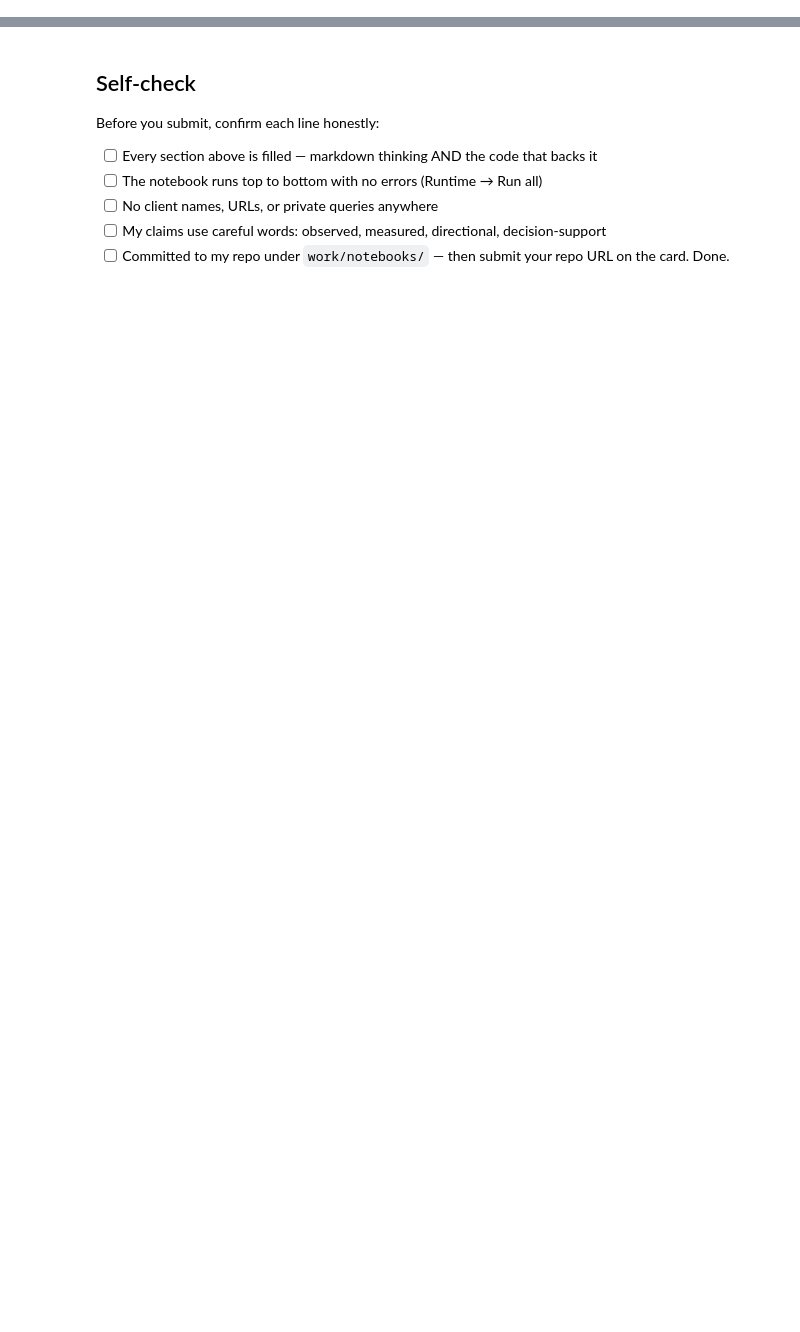
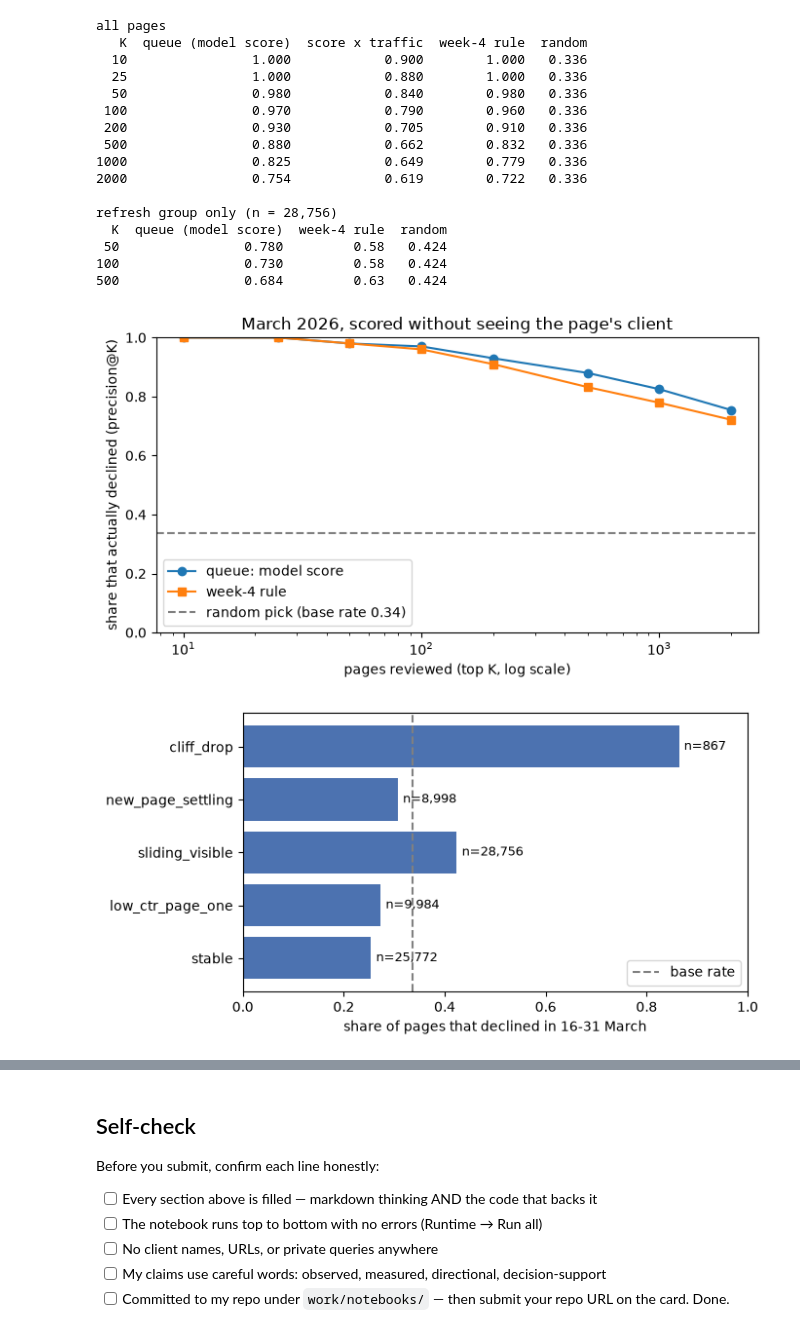
Before and after one commit to h0pi/flyrank-ml-intenrship, a Jupyter notebook: work/notebooks/w07_action_playbook.ipynb, the cells around one changed output, grey strips where cells are left out. Cells and saved outputs as stored; diff of their text form; code cells hidden in the pictures; blank space fills up the shorter version.

Commit message:
W07: content action playbook (ranked queue, reason codes, review lanes, monitoring)

```diff
--- a/work/notebooks/w07_action_playbook.ipynb
+++ b/work/notebooks/w07_action_playbook.ipynb
@@ -36,0 +185,10 @@ This skeleton is yours to fill. Work the sections **in order** — each one has
+# %%
+
+# How each archetype behaved in 16-31 March (observed, this month only)
+arch_table = (df.groupby("archetype")
+                .agg(pages=("is_declining", "size"), declined=("is_declining", "mean"),
+                     mean_score=("score", "mean"), median_imp_per_day=("imp_per_day", "median"))
+                .assign(action=lambda t: t.index.map(ACTION))
+                .loc[ARCH + ["stable"]].round(3))
+print(f"base rate (all pages): {df.is_declining.mean():.3f}\n")
+print(arch_table.to_string())
@@ -36,0 +214,67 @@ This skeleton is yours to fill. Work the sections **in order** — each one has
+# %%
+
+import matplotlib
+import matplotlib.pyplot as plt
+%matplotlib inline
+
+FIG = OUT  # figures live next to the other exports in work/outputs/
+y = df.is_declining.values
+def prec_at(order_col, ks):
+    s = df.sort_values(order_col, ascending=False).is_declining.values
+    return [s[:k].mean() for k in ks]
+
+ks = [10, 25, 50, 100, 200, 500, 1000, 2000]
+df["score_x_traffic"] = df.score * np.log1p(df.imp_per_day)
+p_model = prec_at("priority", ks)
+p_rule = prec_at("baseline_score", ks)
+p_traffic = [df.sort_values("score_x_traffic", ascending=False).is_declining.values[:k].mean() for k in ks]
+base = y.mean()
+print("all pages")
+print(pd.DataFrame({"K": ks, "queue (model score)": p_model, "score x traffic": p_traffic, "week-4 rule": p_rule, "random": base}).round(3).to_string(index=False))
+
+# Inside the refresh group only: cliff drops are easy to catch, this is the harder part of the list
+rv = df[df.archetype == "sliding_visible"]
+pk = lambda col, k: rv.sort_values(col, ascending=False).is_declining.head(k).mean()
+refresh_cmp = pd.DataFrame({"K": [50, 100, 500], "queue (model score)": [pk("priority", k) for k in (50, 100, 500)],
+                            "week-4 rule": [pk("baseline_score", k) for k in (50, 100, 500)], "random": rv.is_declining.mean()})
+print(f"\nrefresh group only (n = {len(rv):,})")
+print(refresh_cmp.round(3).to_string(index=False))
+
+fig, ax = plt.subplots(figsize=(7, 4))
+ax.plot(ks, p_model, marker="o", label="queue: model score")
+ax.plot(ks, p_rule, marker="s", label="week-4 rule")
+ax.axhline(base, color="grey", ls="--", label=f"random pick (base rate {base:.2f})")
+ax.set_xscale("log"); ax.set_ylim(0, 1)
+ax.set_xlabel("pages reviewed (top K, log scale)"); ax.set_ylabel("share that actually declined (precision@K)")
+ax.set_title("March 2026, scored without seeing the page's client")
+ax.legend(); fig.tight_layout()
+fig.savefig(FIG / "w07_precision_at_k.png", dpi=150); plt.show()
+
+fig, ax = plt.subplots(figsize=(7, 3.6))
+order = ARCH + ["stable"]
+ax.barh(order[::-1], arch_table.loc[order[::-1], "declined"], color="#4C72B0")
+ax.axvline(base, color="grey", ls="--", label="base rate")
+for i, a in enumerate(order[::-1]):
+    ax.text(arch_table.loc[a, "declined"] + 0.01, i, f"n={arch_table.loc[a, 'pages']:,.0f}", va="center", fontsize=9)
+ax.set_xlim(0, 1); ax.set_xlabel("share of pages that declined in 16-31 March")
+ax.legend(loc="lower right"); fig.tight_layout()
+fig.savefig(FIG / "w07_decline_by_archetype.png", dpi=150); plt.show()
+# %% [output]
+all pages
+   K  queue (model score)  score x traffic  week-4 rule  random
+  10                1.000            0.900        1.000   0.336
+  25                1.000            0.880        1.000   0.336
+  50                0.980            0.840        0.980   0.336
+ 100                0.970            0.790        0.960   0.336
+ 200                0.930            0.705        0.910   0.336
+ 500                0.880            0.662        0.832   0.336
+1000                0.825            0.649        0.779   0.336
+2000                0.754            0.619        0.722   0.336
+
+refresh group only (n = 28,756)
+  K  queue (model score)  week-4 rule  random
+ 50                0.780         0.58   0.424
+100                0.730         0.58   0.424
+500                0.684         0.63   0.424
+[figure, added]
+[figure, added]
```
Also changed, not shown: parts of 22 cells of this notebook, 3 other files.
